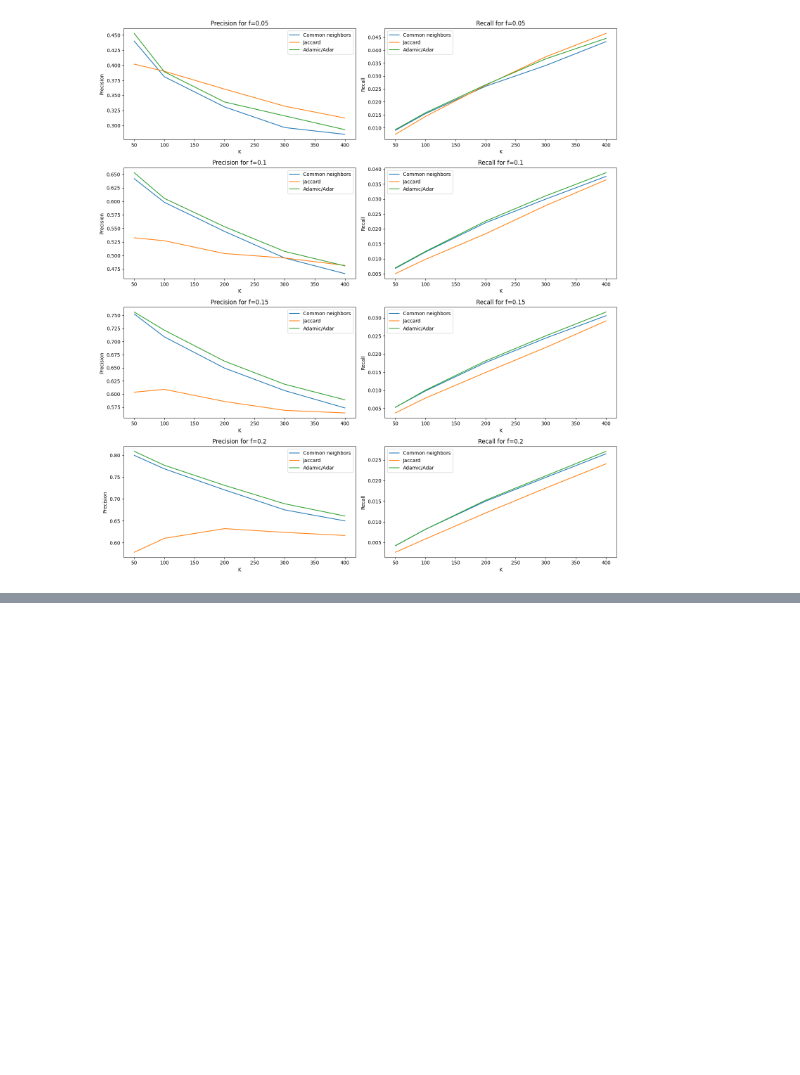
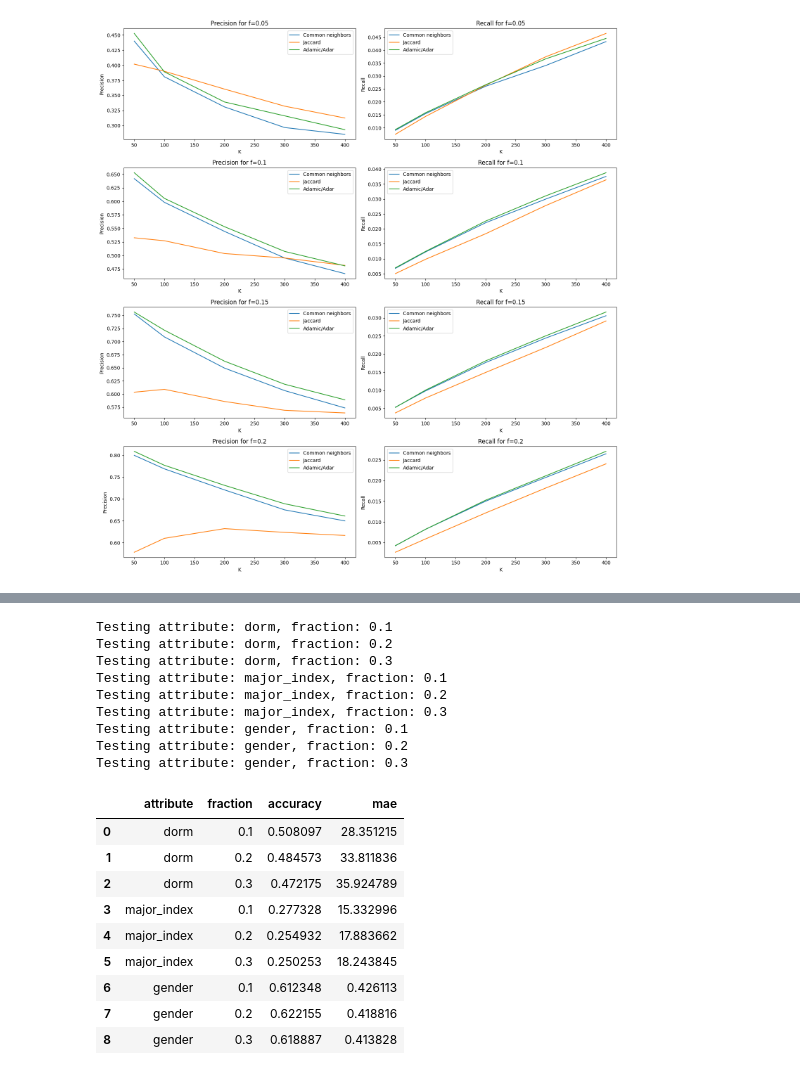
Before and after one commit to yurialvizi/NET4103-graph-learning, a Jupyter notebook: project.ipynb, the cells around one changed output, grey strips where cells are left out. Saved outputs shown, nothing was run; the diff lists cells and outputs as text; code cells hidden in the pictures; blank space fills up the shorter version.

```diff
--- a/project.ipynb
+++ b/project.ipynb
@@ -779,0 +964,47 @@ plt.show()
+# %%
+# Load a Duke University network
+duke = nx.read_gml('data/Duke14.gml')
+# %%
+attributes = ["dorm", "major_index", "gender"]
+fractions = [0.1, 0.2, 0.3]
+
+results = []
+
+graph = duke.copy()
+
+for attribute in attributes:
+    for fraction in fractions:
+        G = graph.copy()
+        print(f"Testing attribute: {attribute}, fraction: {fraction}")
+
+        # Remove attributes
+        original_values = remove_attributes(G, attribute, fraction)
+
+        # Recover attributes
+        accuracy, mae = recover_attributes(G, attribute, original_values)
+
+        results.append({"attribute": attribute, "fraction": fraction, "accuracy": accuracy, "mae": mae})
+
+# Display results
+results_df = pd.DataFrame(results)
+results_df
+# %% [output]
+Testing attribute: dorm, fraction: 0.1
+Testing attribute: dorm, fraction: 0.2
+Testing attribute: dorm, fraction: 0.3
+Testing attribute: major_index, fraction: 0.1
+Testing attribute: major_index, fraction: 0.2
+Testing attribute: major_index, fraction: 0.3
+Testing attribute: gender, fraction: 0.1
+Testing attribute: gender, fraction: 0.2
+Testing attribute: gender, fraction: 0.3
+|  | attribute | fraction | accuracy | mae |
+| 0 | dorm | 0.1 | 0.508097 | 28.351215 |
+| 1 | dorm | 0.2 | 0.484573 | 33.811836 |
+| 2 | dorm | 0.3 | 0.472175 | 35.924789 |
+| 3 | major_index | 0.1 | 0.277328 | 15.332996 |
+| 4 | major_index | 0.2 | 0.254932 | 17.883662 |
+| 5 | major_index | 0.3 | 0.250253 | 18.243845 |
+| 6 | gender | 0.1 | 0.612348 | 0.426113 |
+| 7 | gender | 0.2 | 0.622155 | 0.418816 |
+| 8 | gender | 0.3 | 0.618887 | 0.413828 |
```
Also changed, not shown: parts of 3 cells of this notebook.
